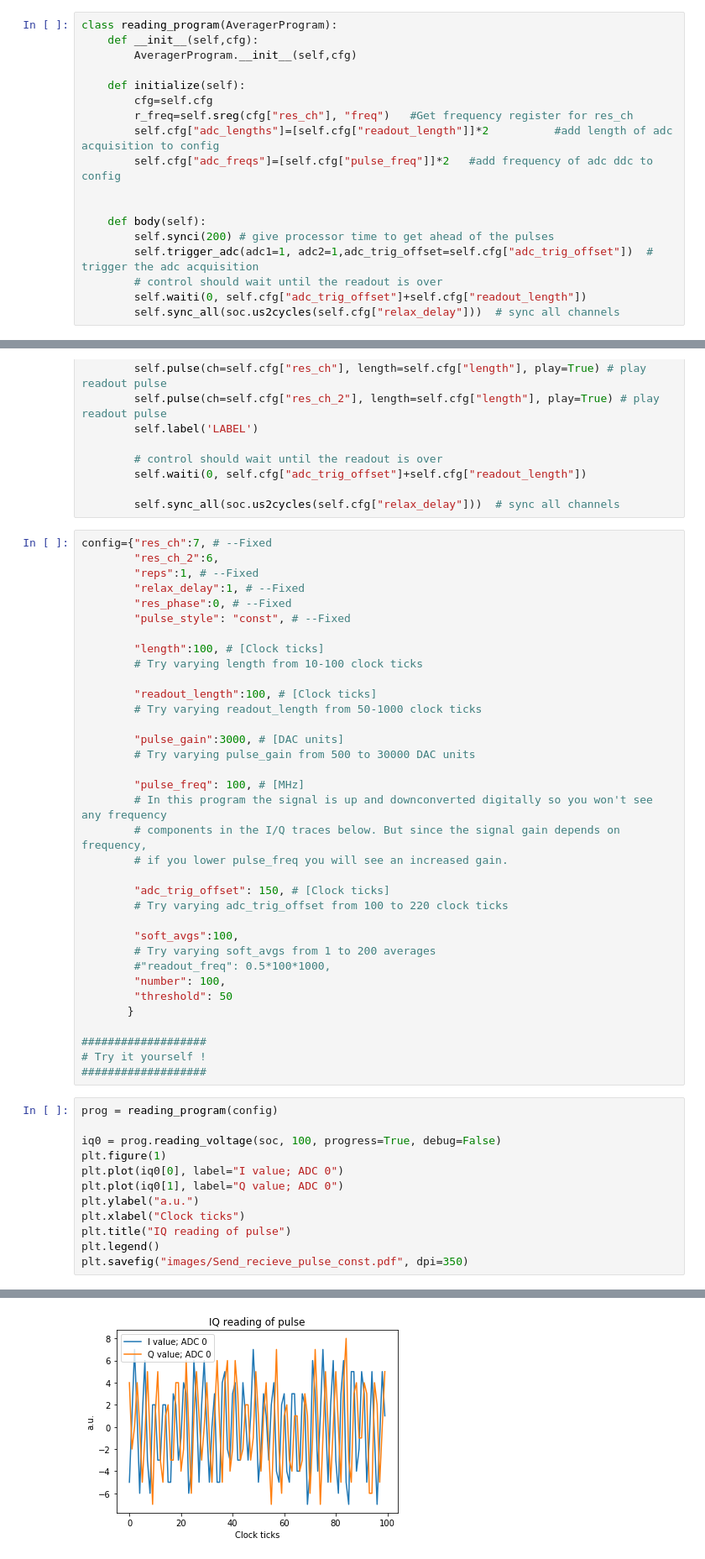
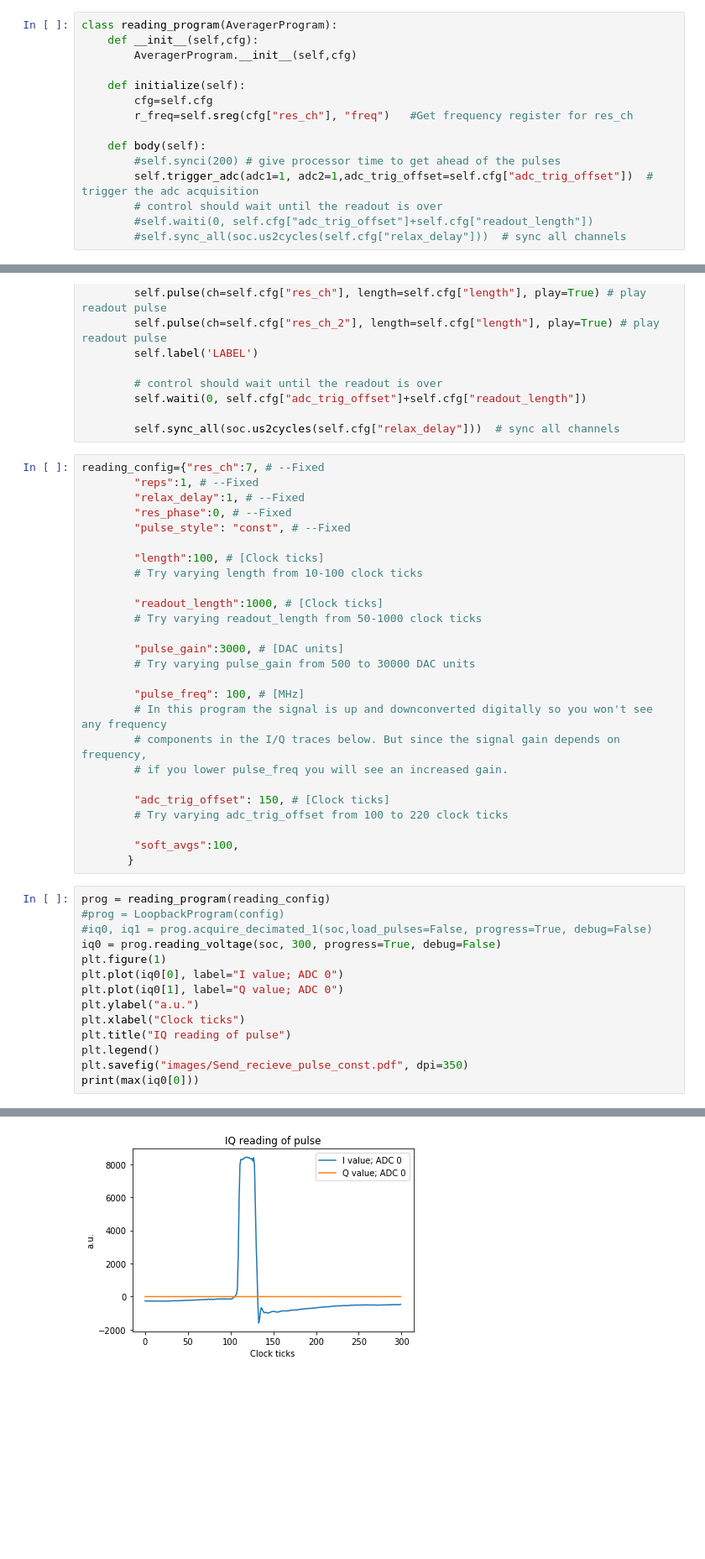
Before and after one commit to khphamh/Yao_fpga, a Jupyter notebook: test trigger delay.ipynb, the cells around one changed output, grey strips where cells are left out. Shown: that part at 84% size. Drawn from its saved outputs; the diff is of its cells as text; blank space fills up the shorter version.

```diff
--- a/test trigger delay.ipynb
+++ b/test trigger delay.ipynb
@@ -173,16 +158,13 @@ class reading_program(AveragerProgram):
     def initialize(self):
         cfg=self.cfg
         r_freq=self.sreg(cfg["res_ch"], "freq")   #Get frequency register for res_ch
-        self.cfg["adc_lengths"]=[self.cfg["readout_length"]]*2          #add length of adc acquisition to config
-        self.cfg["adc_freqs"]=[self.cfg["pulse_freq"]]*2   #add frequency of adc ddc to config
-
 
     def body(self):
-        self.synci(200) # give processor time to get ahead of the pulses
+        #self.synci(200) # give processor time to get ahead of the pulses
         self.trigger_adc(adc1=1, adc2=1,adc_trig_offset=self.cfg["adc_trig_offset"])  # trigger the adc acquisition
         # control should wait until the readout is over
-        self.waiti(0, self.cfg["adc_trig_offset"]+self.cfg["readout_length"])
-        self.sync_all(soc.us2cycles(self.cfg["relax_delay"]))  # sync all channels
+        #self.waiti(0, self.cfg["adc_trig_offset"]+self.cfg["readout_length"])
+        #self.sync_all(soc.us2cycles(self.cfg["relax_delay"]))  # sync all channels
 # %%
 class pulse_send_on_trigger(AveragerProgram):
     def __init__(self,cfg):
@@ -298,8 +259,7 @@ class conditional_LoopbackProgram(AveragerProgram):
 
         self.sync_all(soc.us2cycles(self.cfg["relax_delay"]))  # sync all channels
 # %%
-config={"res_ch":7, # --Fixed
-        "res_ch_2":6,
+reading_config={"res_ch":7, # --Fixed
         "reps":1, # --Fixed
         "relax_delay":1, # --Fixed
         "res_phase":0, # --Fixed
@@ -308,7 +268,7 @@ config={"res_ch":7, # --Fixed
         "length":100, # [Clock ticks]
         # Try varying length from 10-100 clock ticks
 
-        "readout_length":100, # [Clock ticks]
+        "readout_length":1000, # [Clock ticks]
         # Try varying readout_length from 50-1000 clock ticks
 
         "pulse_gain":3000, # [DAC units]
@@ -323,19 +283,12 @@ config={"res_ch":7, # --Fixed
         # Try varying adc_trig_offset from 100 to 220 clock ticks
 
         "soft_avgs":100,
-        # Try varying soft_avgs from 1 to 200 averages
-        #"readout_freq": 0.5*100*1000,
-        "number": 100,
-        "threshold": 50
        }
-
-###################
-# Try it yourself !
-###################
 # %%
-prog = reading_program(config)
-
-iq0 = prog.reading_voltage(soc, 100, progress=True, debug=False)
+prog = reading_program(reading_config)
+#prog = LoopbackProgram(config)
+#iq0, iq1 = prog.acquire_decimated_1(soc,load_pulses=False, progress=True, debug=False)
+iq0 = prog.reading_voltage(soc, 300, progress=True, debug=False)
 plt.figure(1)
 plt.plot(iq0[0], label="I value; ADC 0")
 plt.plot(iq0[1], label="Q value; ADC 0")
@@ -344,4 +297,5 @@ plt.xlabel("Clock ticks")
 plt.title("IQ reading of pulse")
 plt.legend()
 plt.savefig("images/Send_recieve_pulse_const.pdf", dpi=350)
+print(max(iq0[0]))
 # %% [output]
@@ -348 +303 @@ plt.savefig("images/Send_recieve_pulse_const.pdf", dpi=350)
-[figure, old version]
+[figure, new version]
```
Also changed, not shown: parts of 14 cells of this notebook.
